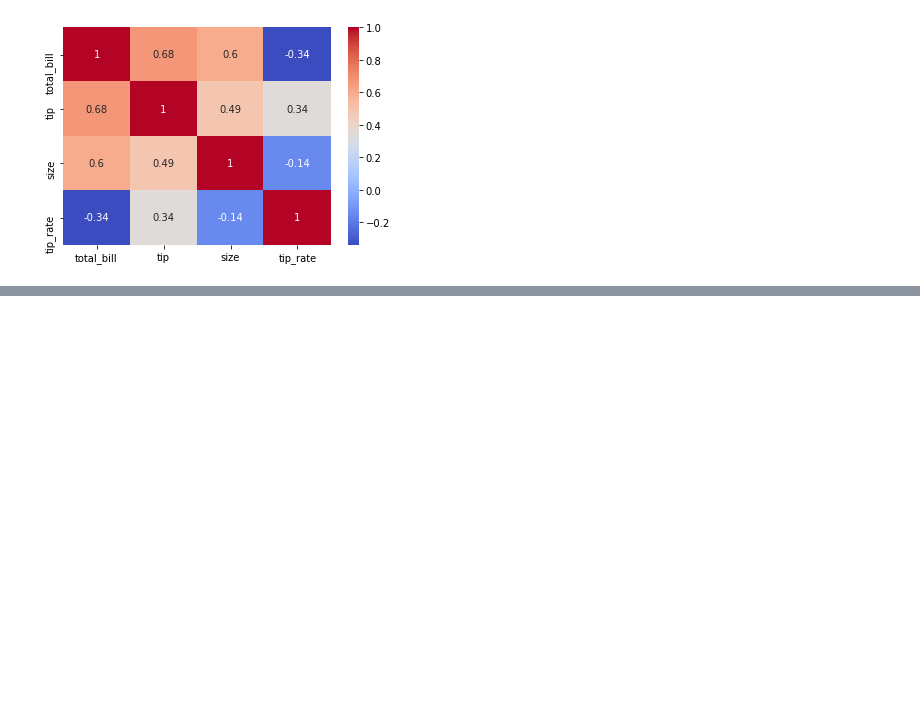
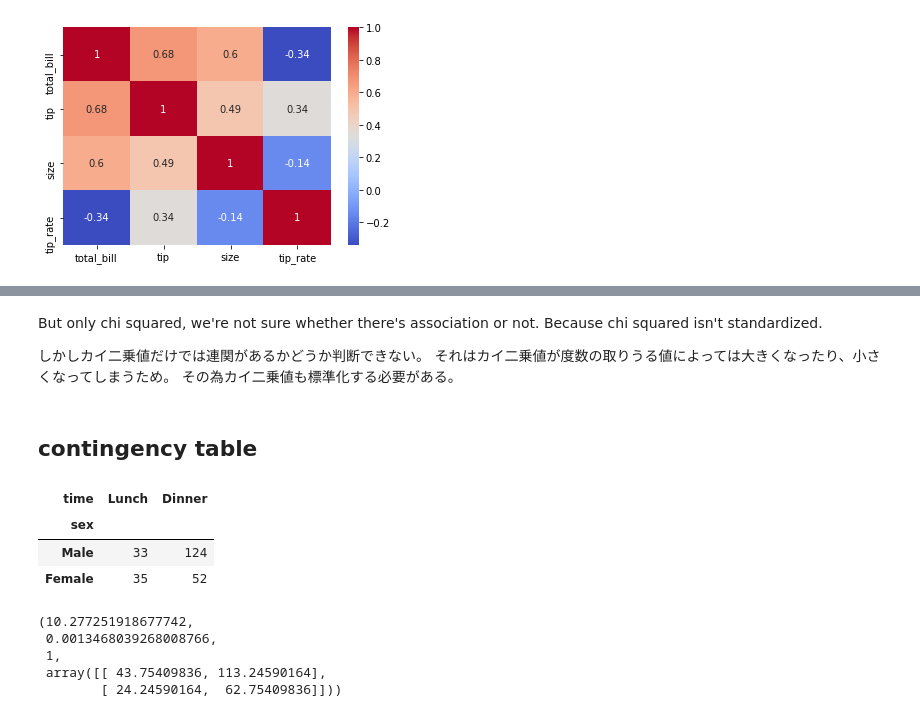
Before and after one commit to kamikami1107/DS_statistics, a Jupyter notebook: Statistics1.ipynb, the cells around one changed output, grey strips where cells are left out. Drawn from its saved outputs; the diff is of its cells as text; code cells hidden in the pictures; blank space fills up the shorter version.

```diff
--- a/Statistics1.ipynb
+++ b/Statistics1.ipynb
@@ -194,0 +224,25 @@ sns.heatmap(df.corr(), cmap='coolwarm', annot=True)
+# %% [markdown]
+But only chi squared, we're not sure whether there's association or not.
+Because chi squared isn't standardized.
+
+しかしカイ二乗値だけでは連関があるかどうか判断できない。
+それはカイ二乗値が度数の取りうる値によっては大きくなったり、小さくなってしまうため。
+その為カイ二乗値も標準化する必要がある。
+# %% [markdown]
+## contingency table
+# %%
+pd.crosstab(df['sex'], df['time'])
+# %% [output]
+| time | Lunch | Dinner |
+| sex |  |  |
+| Male | 33 | 124 |
+| Female | 35 | 52 |
+# %%
+cont_table = pd.crosstab(df['sex'], df['time'])
+stats.chi2_contingency(cont_tableable, correction=False)
+# %% [output]
+(10.277251918677742,
+ 0.0013468039268008766,
+ 1,
+ array([[ 43.75409836, 113.24590164],
+        [ 24.24590164,  62.75409836]]))
```
Also changed, not shown: parts of 21 cells of this notebook.
